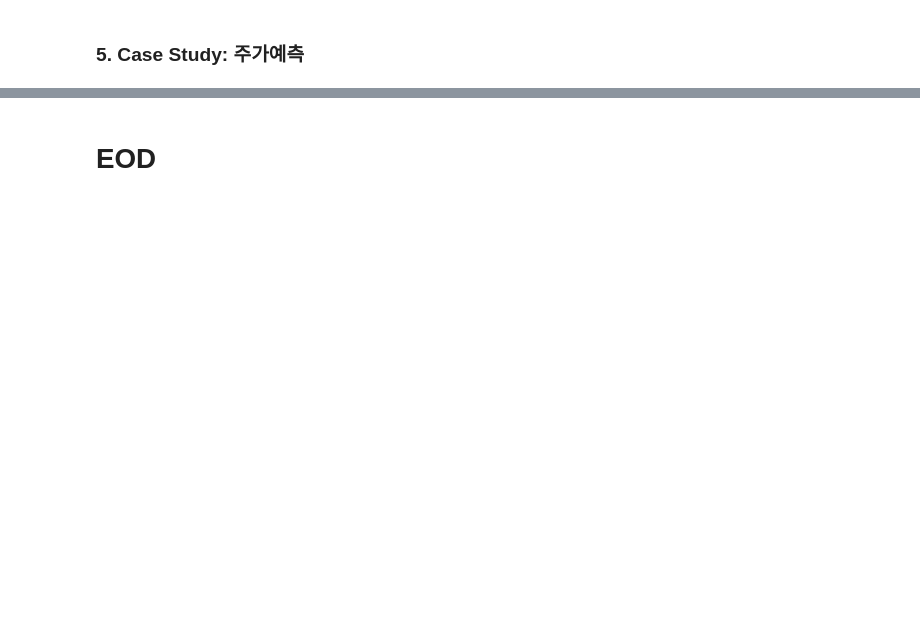
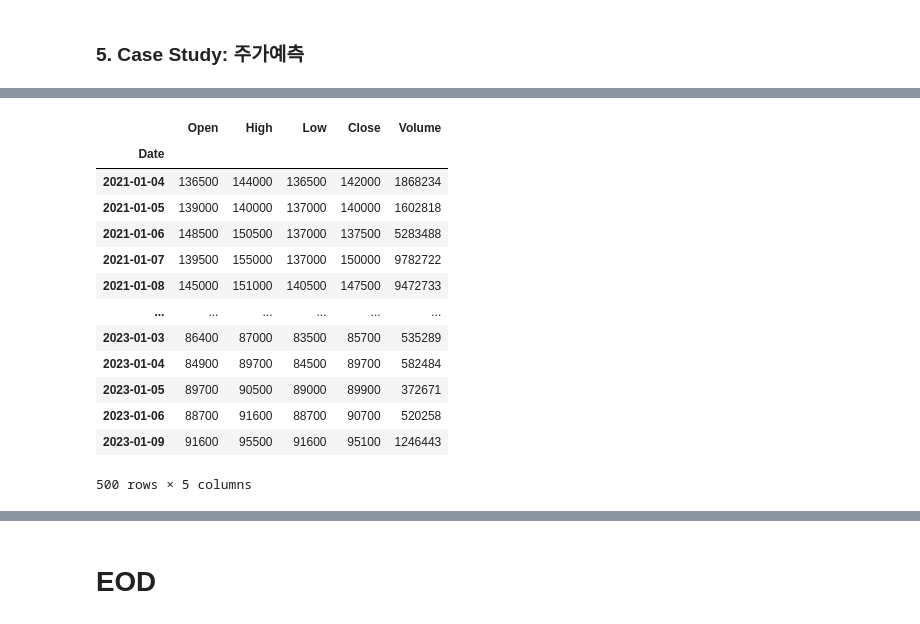
Before and after one commit to hansam95/LG-Elec-Day3, a Jupyter notebook: 04-Time-Series-Forecasting-Tutorials2.ipynb, the cells around one changed output, grey strips where cells are left out. Saved outputs shown, nothing was run; the diff lists cells and outputs as text; code cells hidden in the pictures; blank space fills up the shorter version.

```diff
--- a/04-Time-Series-Forecasting-Tutorials2.ipynb
+++ b/04-Time-Series-Forecasting-Tutorials2.ipynb
@@ -514,20 +843,36 @@ code_data.code = code_data.code.map('{:06d}'.format)
 # %%
-import yfinance as yfin
-yfin.pdr_override()
+# import yfinance as yfin
+# yfin.pdr_override()
 
 stock_code = get_code(code_data, 'LG전자')
-stock_code = stock_code + '.KS'
-stock_data = pdr.get_data_yahoo(stock_code)
+# stock_code = stock_code + '.KS'
+# stock_data = pdr.DataReader(stock_code, 'naver')
+stock_data = pdr.DataReader(stock_code, 'naver', start='2021-01-01', end='2023-01-09')
 
 
 '''
 High: 장 중 제일 높았던 주가(고가)
 Low: 장 중 제일 낮았던 주가(저가)
 Open: 장 시작 때 주가(시가)
 Close: 장 닫을 때 주가(종가)
 Volume: 주식 거래량
 Adj Close: 주식의 분할, 배당, 배분 등을 고려해 조정한 종가
 
 '''
 
 stock_data
+# %% [output]
+|  | Open | High | Low | Close | Volume |
+| Date |  |  |  |  |  |
+| 2021-01-04 | 136500 | 144000 | 136500 | 142000 | 1868234 |
+| 2021-01-05 | 139000 | 140000 | 137000 | 140000 | 1602818 |
+| 2021-01-06 | 148500 | 150500 | 137000 | 137500 | 5283488 |
+| 2021-01-07 | 139500 | 155000 | 137000 | 150000 | 9782722 |
+| 2021-01-08 | 145000 | 151000 | 140500 | 147500 | 9472733 |
+| ... | ... | ... | ... | ... | ... |
+| 2023-01-03 | 86400 | 87000 | 83500 | 85700 | 535289 |
+| 2023-01-04 | 84900 | 89700 | 84500 | 89700 | 582484 |
+| 2023-01-05 | 89700 | 90500 | 89000 | 89900 | 372671 |
+| 2023-01-06 | 88700 | 91600 | 88700 | 90700 | 520258 |
+| 2023-01-09 | 91600 | 95500 | 91600 | 95100 | 1246443 |
+500 rows × 5 columns
```
Also changed, not shown: parts of 48 cells of this notebook, 8 other files.
